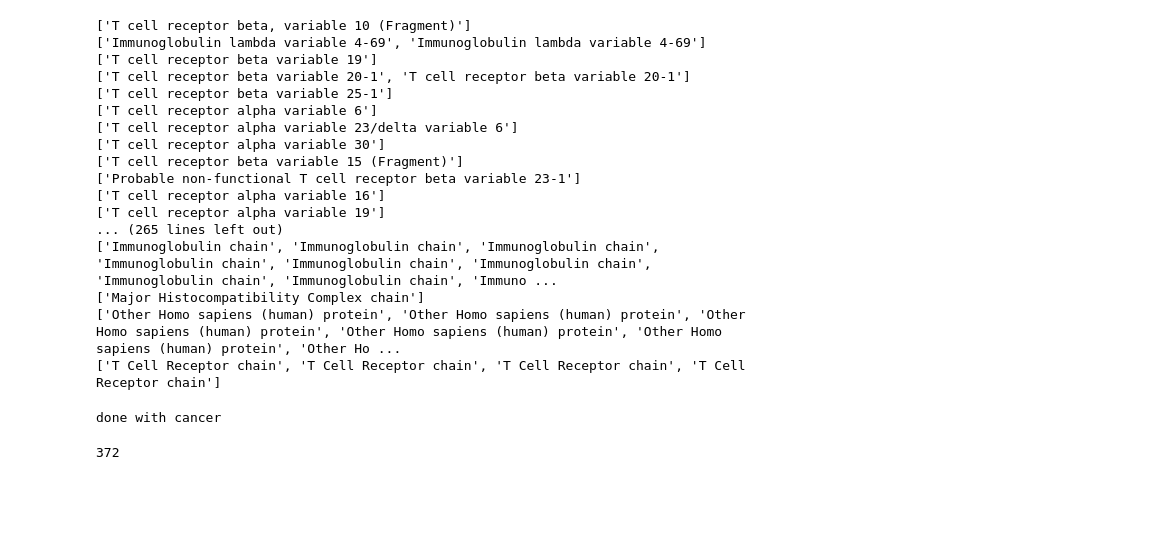
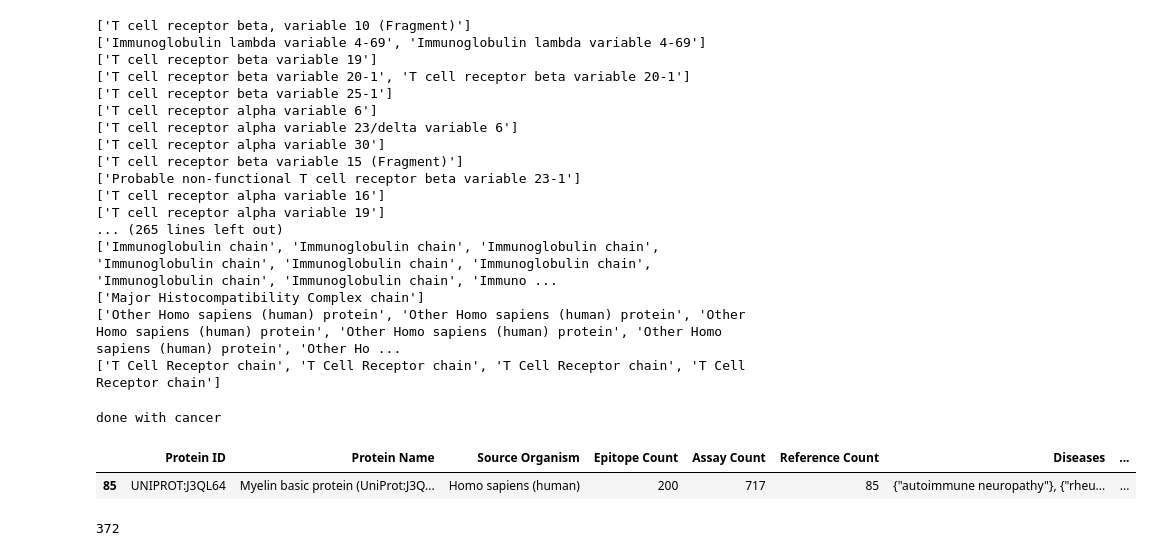
Before and after one commit to danielmarrama/autoimmune_antigens, a Jupyter notebook: notebooks/iedb_api.ipynb, the cells around one changed output. Saved outputs shown, nothing was run; the diff lists cells and outputs as text; code cells hidden in the pictures; blank space fills up the shorter version.

```diff
--- a/notebooks/iedb_api.ipynb
+++ b/notebooks/iedb_api.ipynb
@@ -208,0 +197,5 @@ for i in ids:
+# %%
+df[df['Reference Count'] == 85]
+# %% [output]
+|  | Protein ID | Protein Name | Source Organism | Epitope Count | Assay Count | Reference Count | Diseases | ... |
+| 85 | UNIPROT:J3QL64 | Myelin basic protein (UniProt:J3Q... | Homo sapiens (human) | 200 | 717 | 85 | {"autoimmune neuropathy"}, {"rheu... | ... |
```
Also changed, not shown: parts of 6 cells of this notebook, 1 other file.
